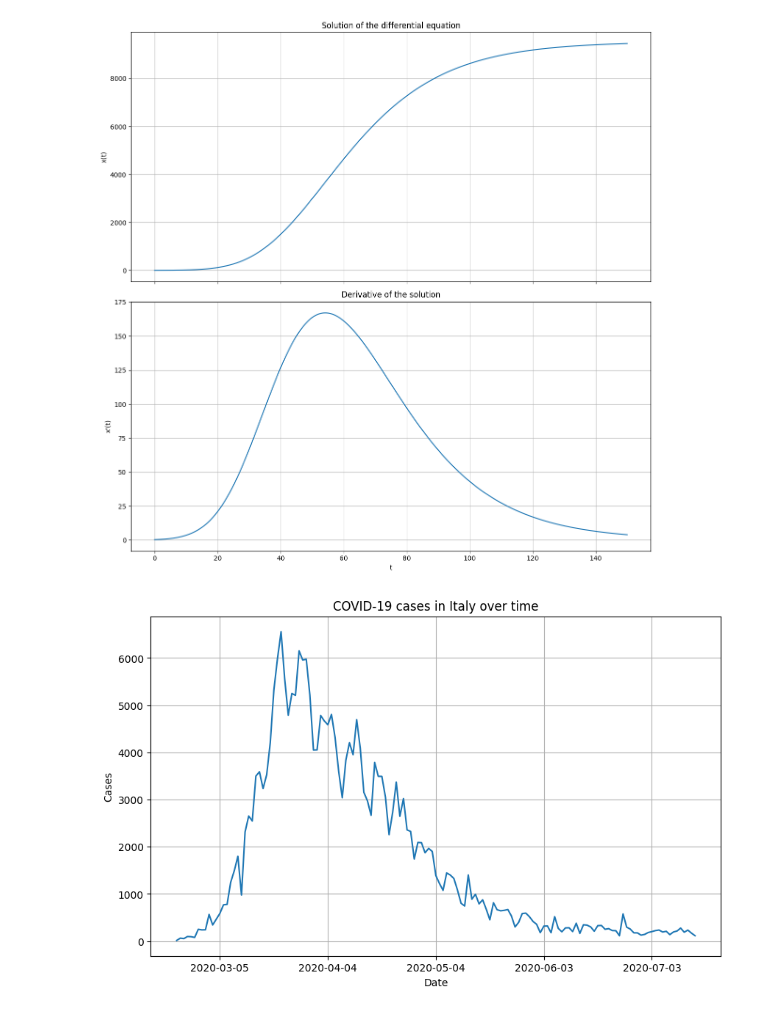
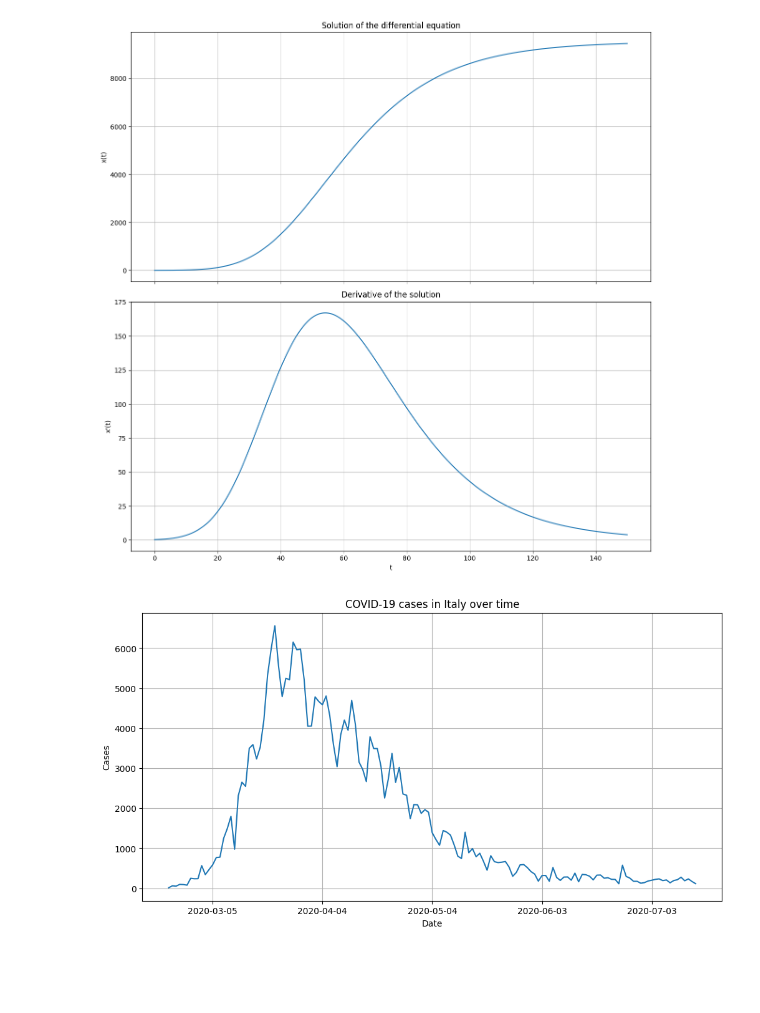
Before and after one commit to Naarsk/Economics, a Jupyter notebook: Econometrics/Coronavirus/coronav.ipynb, the cells around one changed output. Drawn from its saved outputs; the diff is of its cells as text; code cells hidden in the pictures; blank space fills up the shorter version.

```diff
--- a/Econometrics/Coronavirus/coronav.ipynb
+++ b/Econometrics/Coronavirus/coronav.ipynb
@@ -63,16 +63,16 @@ italy_df = df[(df['Country'] == 'Italy') &
 # %%
 # Assuming 'date' is in datetime format, you can plot the data as follows:
 import matplotlib.dates as mdates
 
 
-plt.figure(figsize=(10,6))
+plt.figure(figsize=(12,6))
 plt.plot(italy_df['Date_reported'], italy_df['New_cases'])  # Replace 'cases' with the actual column name
 plt.xlabel('Date')
 plt.ylabel('Cases')
 plt.title('COVID-19 cases in Italy over time')
 plt.grid()
 plt.gca().xaxis.set_major_locator(mdates.DayLocator(interval=30))
 
 plt.show()
 # %% [output]
-[figure, old version]
+[figure, new version]
```
